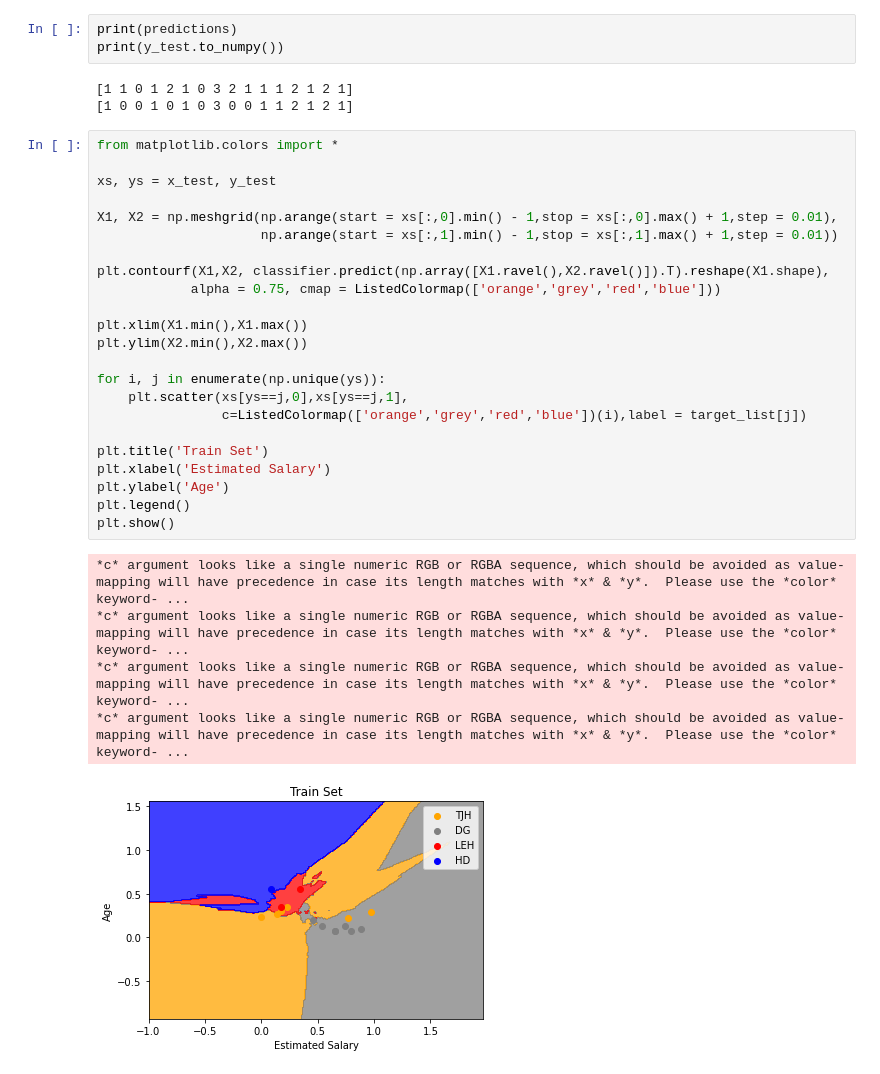
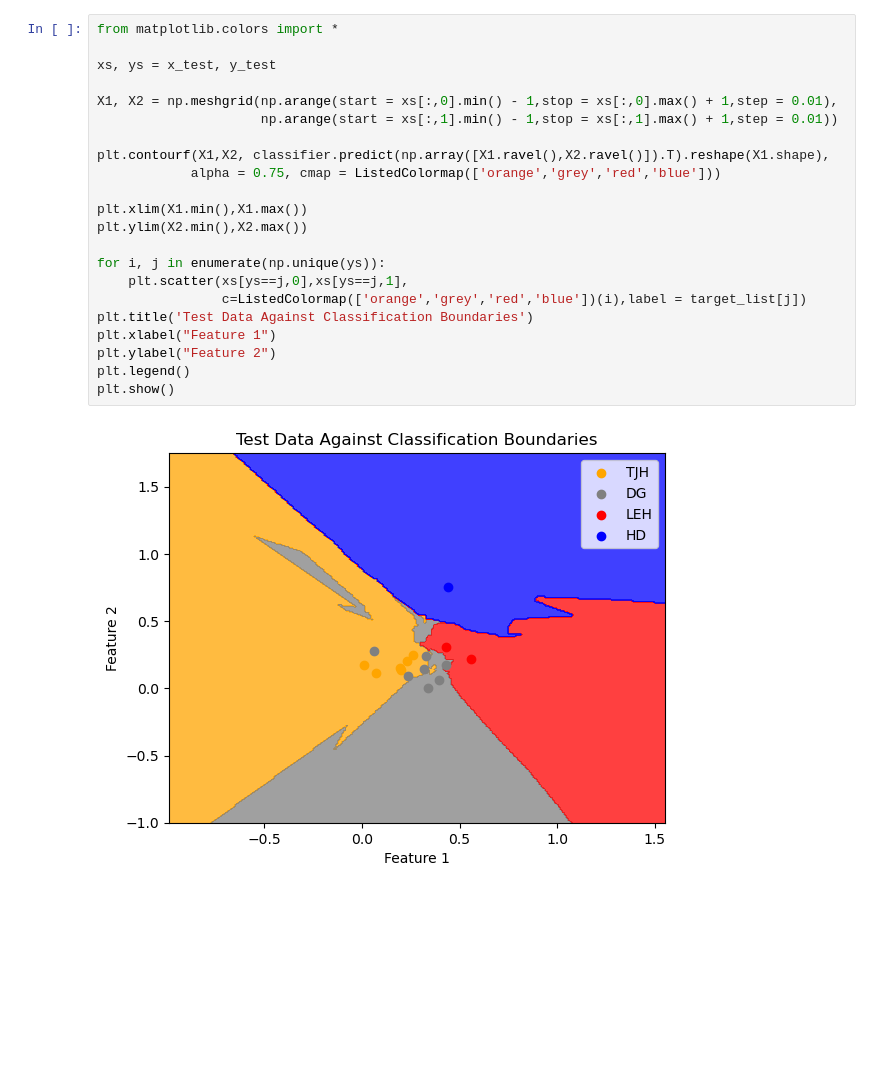
Before and after one commit to AlexanderReeves/DSAssignment2, a Jupyter notebook: AssignmentWorkingVersion.ipynb, the cells around one changed output. Saved outputs shown, nothing was run; the diff lists cells and outputs as text; blank space fills up the shorter version.

```diff
--- a/AssignmentWorkingVersion.ipynb
+++ b/AssignmentWorkingVersion.ipynb
@@ -398,35 +384,24 @@ plt.show()
-# %%
-print(predictions)
-print(y_test.to_numpy())
-# %% [output]
-[1 1 0 1 2 1 0 3 2 1 1 1 2 1 2 1]
-[1 0 0 1 0 1 0 3 0 0 1 1 2 1 2 1]
 # %%
 from matplotlib.colors import *
 
 xs, ys = x_test, y_test
 
 X1, X2 = np.meshgrid(np.arange(start = xs[:,0].min() - 1,stop = xs[:,0].max() + 1,step = 0.01),
                      np.arange(start = xs[:,1].min() - 1,stop = xs[:,1].max() + 1,step = 0.01))
 
 plt.contourf(X1,X2, classifier.predict(np.array([X1.ravel(),X2.ravel()]).T).reshape(X1.shape),
             alpha = 0.75, cmap = ListedColormap(['orange','grey','red','blue']))
 
 plt.xlim(X1.min(),X1.max())
 plt.ylim(X2.min(),X2.max())
 
 for i, j in enumerate(np.unique(ys)):
     plt.scatter(xs[ys==j,0],xs[ys==j,1],
                 c=ListedColormap(['orange','grey','red','blue'])(i),label = target_list[j])
-
-plt.title('Train Set')
-plt.xlabel('Estimated Salary')
-plt.ylabel('Age')
+plt.title('Test Data Against Classification Boundaries')
+plt.xlabel("Feature 1")
+plt.ylabel("Feature 2")
 plt.legend()
 plt.show()
 # %% [output]
-*c* argument looks like a single numeric RGB or RGBA sequence, which should be avoided as value-mapping will have precedence in case its length matches with *x* & *y*.  Please use the *color* keyword- ...
-*c* argument looks like a single numeric RGB or RGBA sequence, which should be avoided as value-mapping will have precedence in case its length matches with *x* & *y*.  Please use the *color* keyword- ...
-*c* argument looks like a single numeric RGB or RGBA sequence, which should be avoided as value-mapping will have precedence in case its length matches with *x* & *y*.  Please use the *color* keyword- ...
-*c* argument looks like a single numeric RGB or RGBA sequence, which should be avoided as value-mapping will have precedence in case its length matches with *x* & *y*.  Please use the *color* keyword- ...
-[figure, old version]
+[figure, new version]
```
Also changed, not shown: parts of 26 cells of this notebook, 5 other files.
